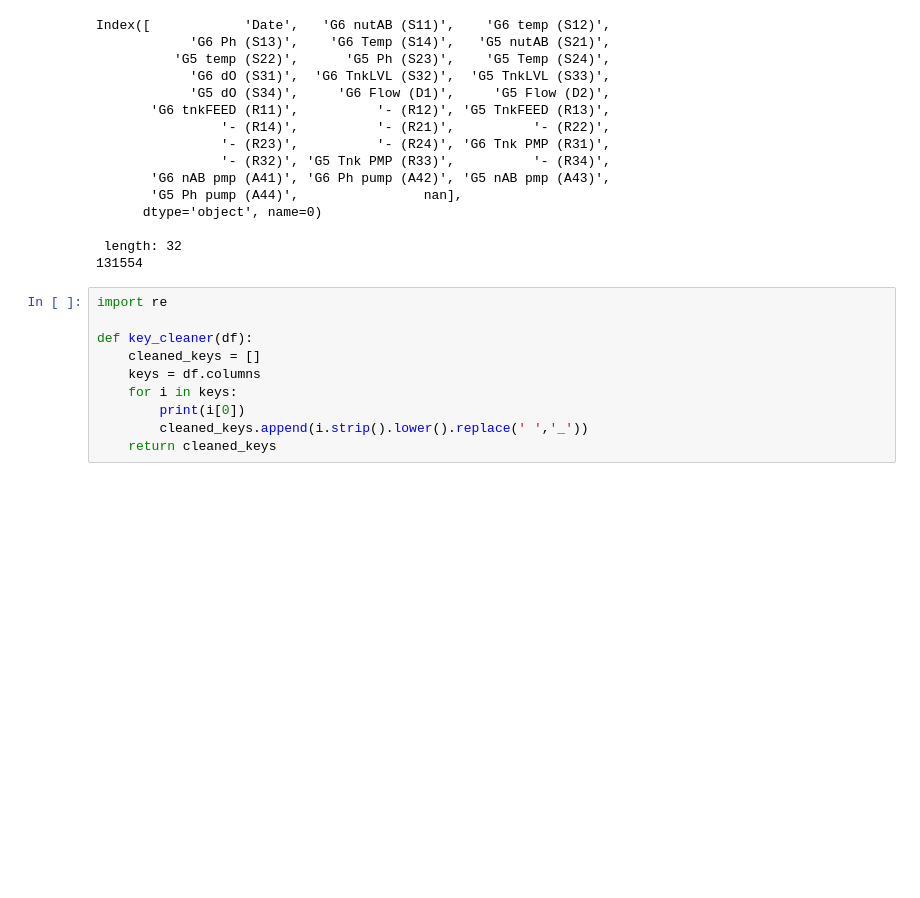
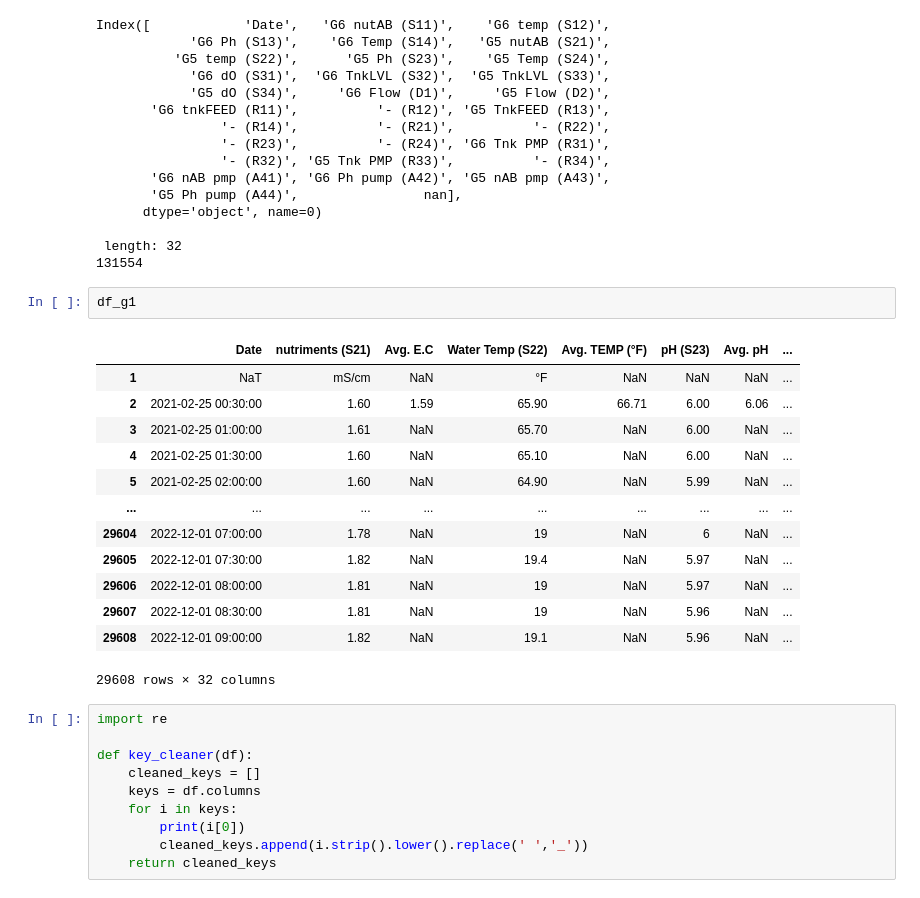
Before and after one commit to williamjwall/Aqua_verti_data, a Jupyter notebook: notebooks/EDA_farming.ipynb, the cells around one changed output. Cells and saved outputs as stored; diff of their text form; blank space fills up the shorter version.

```diff
--- a/notebooks/EDA_farming.ipynb
+++ b/notebooks/EDA_farming.ipynb
@@ -126,6 +126,22 @@ Index([            'Date',   'G6 nutAB (S11)',    'G6 temp (S12)',
 
  length: 32
 131554
+# %%
+df_g1
+# %% [output]
+|  | Date | nutriments (S21) | Avg. E.C | Water Temp (S22) | Avg. TEMP (°F) | pH (S23) | Avg. pH | ... |
+| 1 | NaT | mS/cm | NaN | °F | NaN | NaN | NaN | ... |
+| 2 | 2021-02-25 00:30:00 | 1.60 | 1.59 | 65.90 | 66.71 | 6.00 | 6.06 | ... |
+| 3 | 2021-02-25 01:00:00 | 1.61 | NaN | 65.70 | NaN | 6.00 | NaN | ... |
+| 4 | 2021-02-25 01:30:00 | 1.60 | NaN | 65.10 | NaN | 6.00 | NaN | ... |
+| 5 | 2021-02-25 02:00:00 | 1.60 | NaN | 64.90 | NaN | 5.99 | NaN | ... |
+| ... | ... | ... | ... | ... | ... | ... | ... | ... |
+| 29604 | 2022-12-01 07:00:00 | 1.78 | NaN | 19 | NaN | 6 | NaN | ... |
+| 29605 | 2022-12-01 07:30:00 | 1.82 | NaN | 19.4 | NaN | 5.97 | NaN | ... |
+| 29606 | 2022-12-01 08:00:00 | 1.81 | NaN | 19 | NaN | 5.97 | NaN | ... |
+| 29607 | 2022-12-01 08:30:00 | 1.81 | NaN | 19 | NaN | 5.96 | NaN | ... |
+| 29608 | 2022-12-01 09:00:00 | 1.82 | NaN | 19.1 | NaN | 5.96 | NaN | ... |
+29608 rows × 32 columns
 # %%
 import re
 
```
Also changed, not shown: parts of 15 cells of this notebook.
